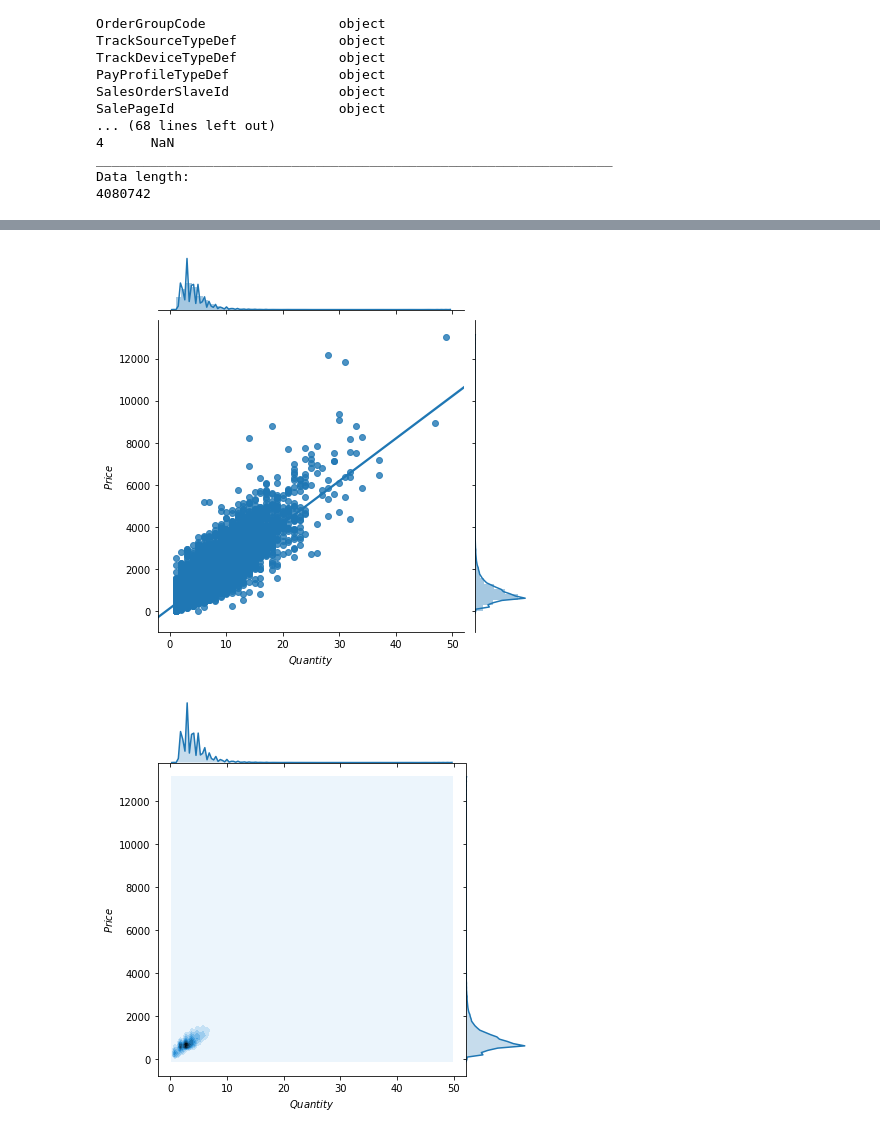
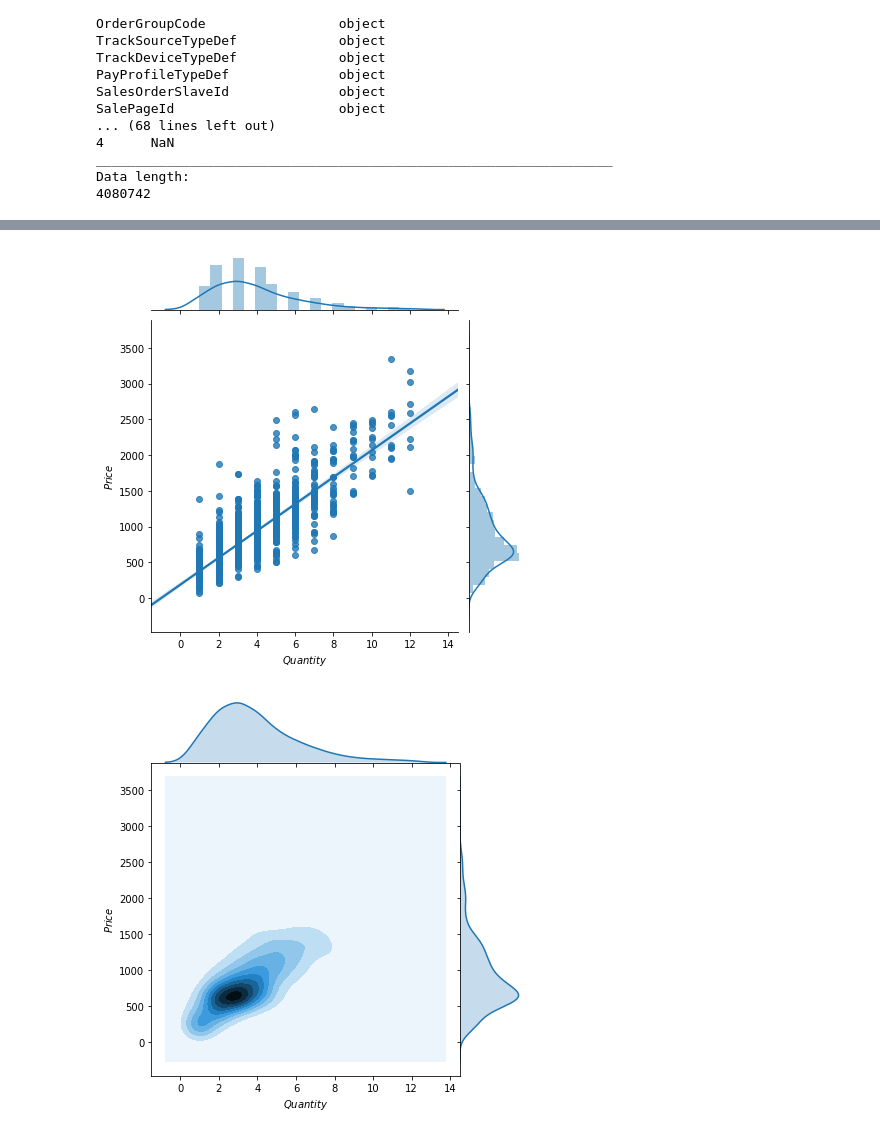
Before and after one commit to ChiaYi-LIN/1072-CSX4001-B04704016, a Jupyter notebook: eda.ipynb, the cells around one changed output, grey strips where cells are left out. Cells and saved outputs as stored; diff of their text form; code cells hidden in the pictures.

```diff
--- a/eda.ipynb
+++ b/eda.ipynb
@@ -94,6 +112,10 @@ shopping_cart.to_csv("./Dataset/ShoppingCarts.csv", sep=",", encoding="utf-8", i
 # %%
 shopping_cart = pd.read_csv("./Dataset/ShoppingCarts.csv", dtype="unicode")
 shopping_cart[["SalesOrderSlaveTotalPayment","Quantity"]] = shopping_cart[["SalesOrderSlaveTotalPayment","Quantity"]].apply(pd.to_numeric)
+shopping_cart = shopping_cart.loc[(shopping_cart["SalesOrderSlaveTotalPayment"] <= 5000) & (shopping_cart["Quantity"] <= 12)]
+shopping_cart["DateId"] = pd.to_datetime(shopping_cart["DateId"].astype(str), format="%Y-%m-%d")
+shopping_cart["SalesOrderSlaveDateTime"] = pd.to_datetime(shopping_cart["SalesOrderSlaveDateTime"].astype(str), format="%Y-%m-%d %H:%M:%S.%f")
+
 describe_pd_data(shopping_cart)
 # %% [output]
 Data columns:
@@ -179,0 +203,23 @@ sns.despine(offset=10, trim=True)
+# %%
+# Revenue by month
+shopping_cart["Month"] = shopping_cart["DateId"].values.astype("datetime64[M]").astype(str)
+revenue_by_month = shopping_cart.groupby("Month", as_index = False).agg({"SalesOrderSlaveTotalPayment":"sum"})
+data_revenue_by_month = [
+    go.Bar(
+        x=revenue_by_month["Month"],
+        y=revenue_by_month["SalesOrderSlaveTotalPayment"],
+        marker=dict(
+            color='rgb(158,202,225)',
+            line=dict(
+                color='rgb(8,48,107)',
+                width=1.5,
+        )
+    ),
+    opacity=0.6
+    )]
+layout_revenue_by_month = go.Layout(
+    title="Revenue by month",
+    plot_bgcolor="rgba(245, 246, 249, 1)"
+)
+fig_revenue_by_month = go.Figure(data=data_revenue_by_month, layout=layout_revenue_by_month)
+py.iplot(fig_revenue_by_month, filename="91APP_MonthlyRevenue", fileopt="extend")
@@ -205,13 +257,13 @@ joint_kde_price_to_quantity = sns.jointplot(x=x, y=y, kind="kde", space=0).set_a
 """
 # %%
 # 每台購物車
-x = pd.to_numeric(shopping_cart["Quantity"].iloc[:100000]).astype(int)
-y = pd.to_numeric(shopping_cart["SalesOrderSlaveTotalPayment"].iloc[:100000]).astype(int)
+x = pd.to_numeric(shopping_cart["Quantity"].iloc[:1000]).astype(int)
+y = pd.to_numeric(shopping_cart["SalesOrderSlaveTotalPayment"].iloc[:1000]).astype(int)
 joint_reg_price_to_quantity = sns.jointplot(x=x, y=y, kind="reg").set_axis_labels("$Quantity$", "$Price$")
 joint_kde_price_to_quantity = sns.jointplot(x=x, y=y, kind="kde", space=0).set_axis_labels("$Quantity$", "$Price$")
 # %% [output]
-[figure, old version]
+[figure, new version]
-[figure, old version]
+[figure, new version]
 # %%
 """
 test = target_order.iloc[:10000]
```
Also changed, not shown: parts of 20 cells of this notebook.
